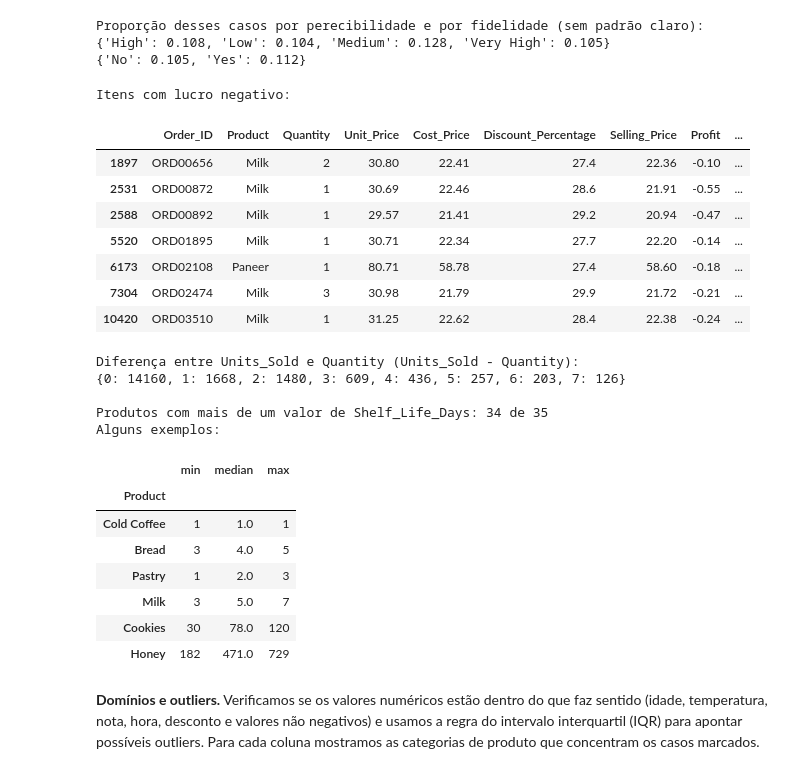
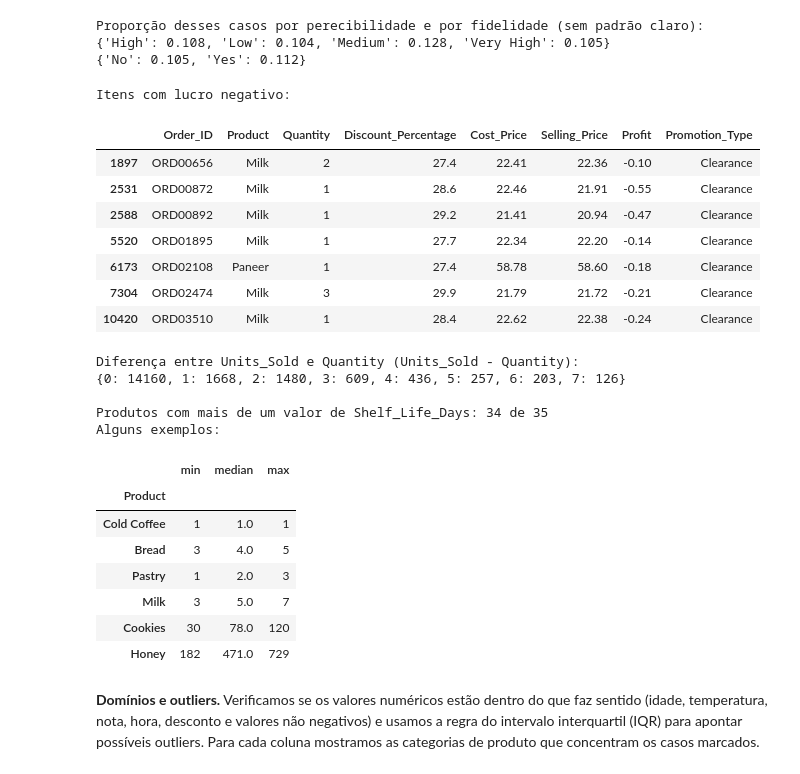
Before and after one commit to rafaeusn/padaria-data-analytics, a Jupyter notebook: projeto_data_analytics.ipynb, the cells around one changed output. Saved outputs shown, nothing was run; the diff lists cells and outputs as text; code cells hidden in the pictures.

```diff
--- a/projeto_data_analytics.ipynb
+++ b/projeto_data_analytics.ipynb
@@ -408,27 +421,27 @@ Proporção desses casos por perecibilidade e por fidelidade (sem padrão claro)
 {'No': 0.105, 'Yes': 0.112}
 # %%
 print("Itens com lucro negativo:")
-display(d.loc[d["Profit"] < 0, ["Order_ID", "Product", "Quantity", "Unit_Price", "Cost_Price",
-                                "Discount_Percentage", "Selling_Price", "Profit", "Promotion_Type"]])
+display(d.loc[d["Profit"] < 0, ["Order_ID", "Product", "Quantity", "Discount_Percentage",
+                                "Cost_Price", "Selling_Price", "Profit", "Promotion_Type"]])
 
 print("Diferença entre Units_Sold e Quantity (Units_Sold - Quantity):")
 print((d["Units_Sold"] - d["Quantity"]).value_counts().sort_index().head(8).to_dict())
 
 produtos_vida_variavel = (d.groupby("Product")["Shelf_Life_Days"].nunique() > 1).sum()
 print(f"\nProdutos com mais de um valor de Shelf_Life_Days: {produtos_vida_variavel} de {d['Product'].nunique()}")
 print("Alguns exemplos:")
 display(d.groupby("Product")["Shelf_Life_Days"].agg(["min", "median", "max"])
         .loc[["Cold Coffee", "Bread", "Pastry", "Milk", "Cookies", "Honey"]])
 # %% [output]
 Itens com lucro negativo:
-|  | Order_ID | Product | Quantity | Unit_Price | Cost_Price | Discount_Percentage | Selling_Price | Profit | ... |
-| 1897 | ORD00656 | Milk | 2 | 30.80 | 22.41 | 27.4 | 22.36 | -0.10 | ... |
-| 2531 | ORD00872 | Milk | 1 | 30.69 | 22.46 | 28.6 | 21.91 | -0.55 | ... |
-| 2588 | ORD00892 | Milk | 1 | 29.57 | 21.41 | 29.2 | 20.94 | -0.47 | ... |
-| 5520 | ORD01895 | Milk | 1 | 30.71 | 22.34 | 27.7 | 22.20 | -0.14 | ... |
-| 6173 | ORD02108 | Paneer | 1 | 80.71 | 58.78 | 27.4 | 58.60 | -0.18 | ... |
-| 7304 | ORD02474 | Milk | 3 | 30.98 | 21.79 | 29.9 | 21.72 | -0.21 | ... |
-| 10420 | ORD03510 | Milk | 1 | 31.25 | 22.62 | 28.4 | 22.38 | -0.24 | ... |
+|  | Order_ID | Product | Quantity | Discount_Percentage | Cost_Price | Selling_Price | Profit | Promotion_Type |
+| 1897 | ORD00656 | Milk | 2 | 27.4 | 22.41 | 22.36 | -0.10 | Clearance |
+| 2531 | ORD00872 | Milk | 1 | 28.6 | 22.46 | 21.91 | -0.55 | Clearance |
+| 2588 | ORD00892 | Milk | 1 | 29.2 | 21.41 | 20.94 | -0.47 | Clearance |
+| 5520 | ORD01895 | Milk | 1 | 27.7 | 22.34 | 22.20 | -0.14 | Clearance |
+| 6173 | ORD02108 | Paneer | 1 | 27.4 | 58.78 | 58.60 | -0.18 | Clearance |
+| 7304 | ORD02474 | Milk | 3 | 29.9 | 21.79 | 21.72 | -0.21 | Clearance |
+| 10420 | ORD03510 | Milk | 1 | 28.4 | 22.62 | 22.38 | -0.24 | Clearance |
 Diferença entre Units_Sold e Quantity (Units_Sold - Quantity):
 {0: 14160, 1: 1668, 2: 1480, 3: 609, 4: 436, 5: 257, 6: 203, 7: 126}
 
```
Also changed, not shown: parts of 4 cells of this notebook.
